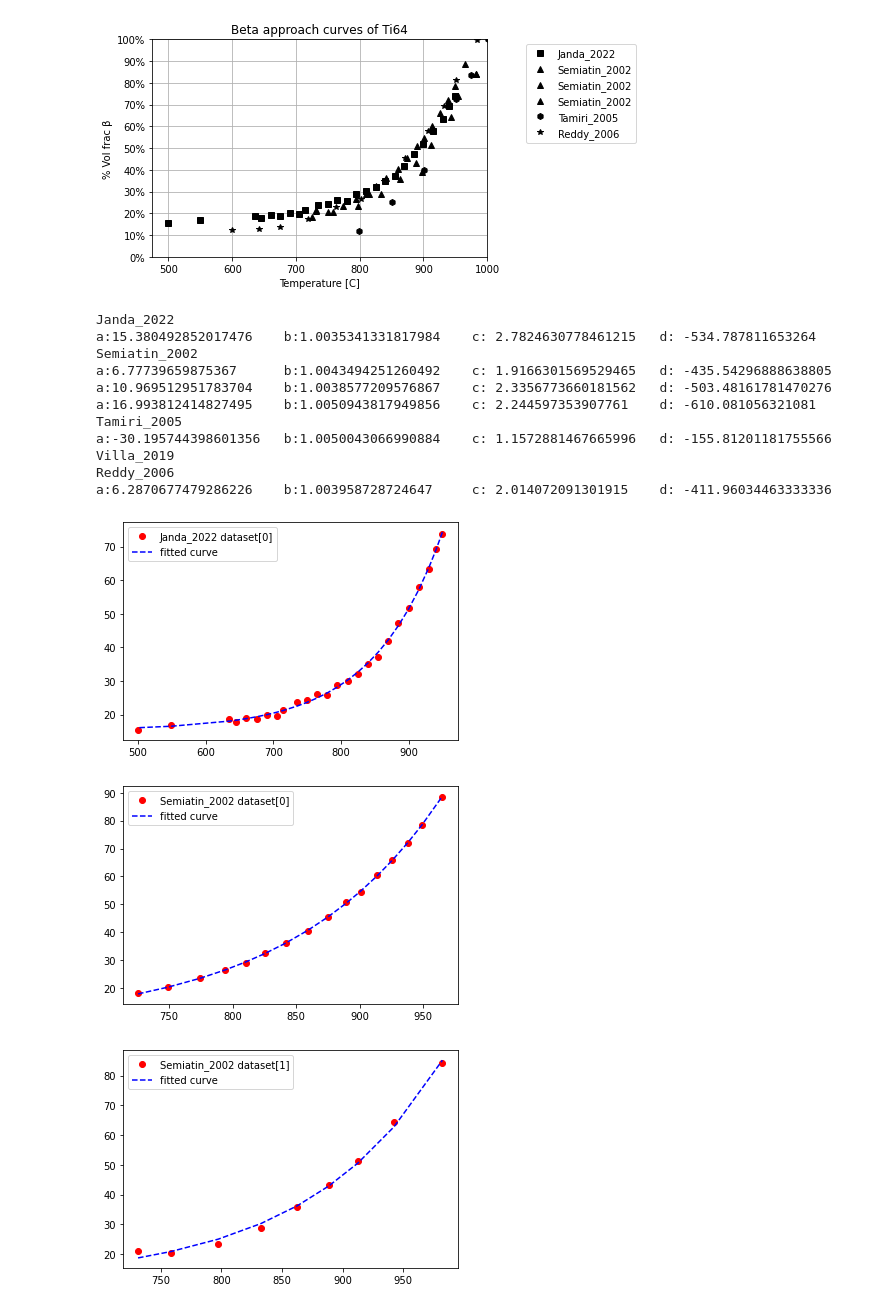
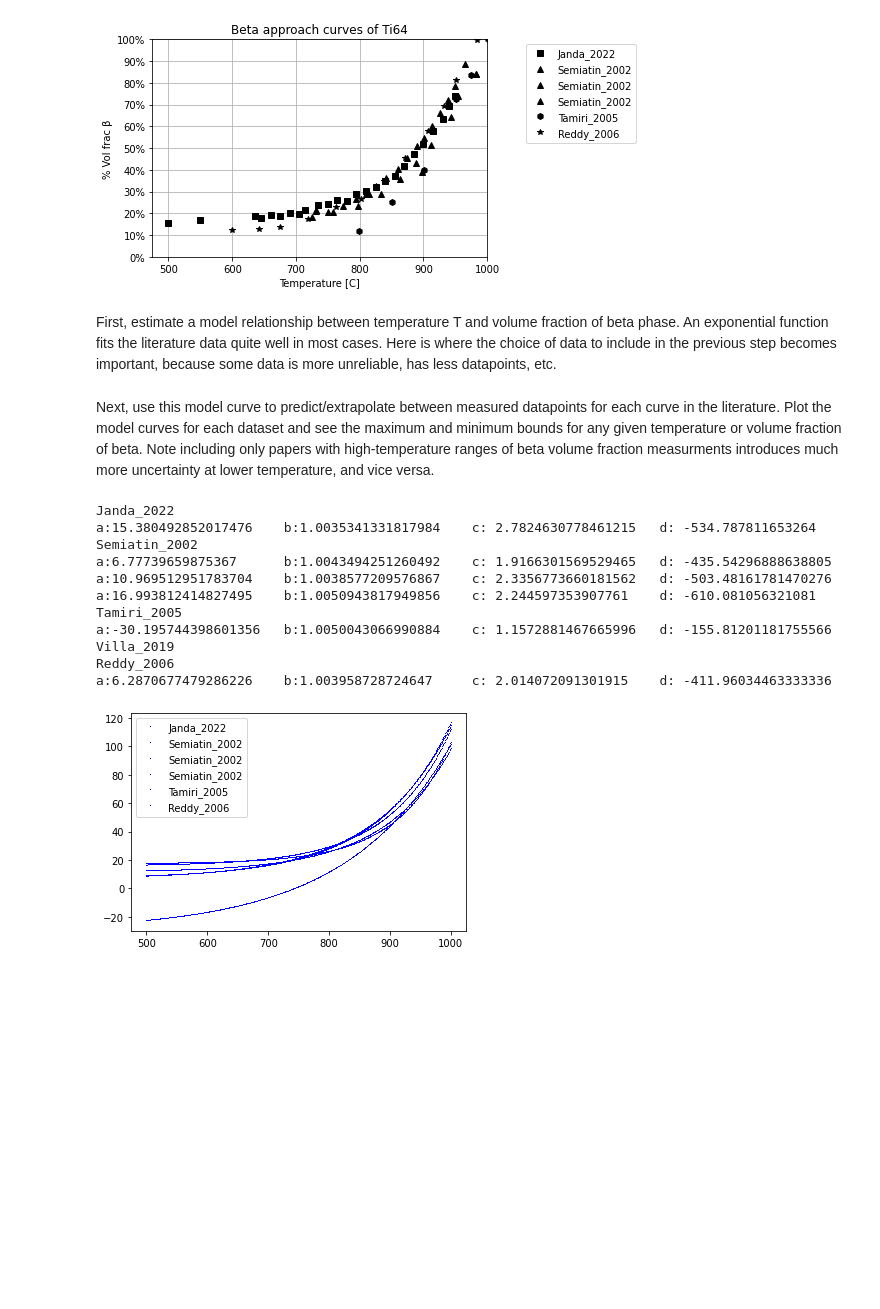
Before and after one commit to RoryAtBar/Ti64-statistical-modelling, a Jupyter notebook: Beta-approach_curve_plotter.ipynb, the cells around one changed output. Drawn from its saved outputs; the diff is of its cells as text; code cells hidden in the pictures; blank space fills up the shorter version.

Commit message:
Plot model beta approach curves together.  - shows maximum and minimum bounds of T and betavolfrac based on literature.

```diff
--- a/Beta-approach_curve_plotter.ipynb
+++ b/Beta-approach_curve_plotter.ipynb
@@ -53,38 +53,55 @@ filtered_data = beta_approach_curve_filter(lit_data, authors_list)
 beta_approach_curve_plotter(filtered_data)
 # %% [output]
 [figure]
+# %% [markdown]
+First, estimate a model relationship between temperature T and volume fraction of beta phase.
+An exponential function fits the literature data quite well in most cases.
+Here is where the choice of data to include in the previous step becomes important, because some data is more unreliable, has less datapoints, etc.
 # %%
 def testfunc(T, a, b, c, d):
     """Model exponential function for beta approach curves"""
     return a + (b)**(c*(T+d))
+# %% [markdown]
+Next, use this model curve to predict/extrapolate between measured datapoints for each curve in the literature.
+Plot the model curves for each dataset and see the maximum and minimum bounds for any given temperature or volume fraction of beta.
+Note including only papers with high-temperature ranges of beta volume fraction measurments introduces much more uncertainty at lower temperature, and vice versa.
 # %%
 
 for paper in filtered_data['Papers']:
     print(paper)
+    filtered_data['Papers'][paper]['Curve_models'] = []
     for curve_num, curve in enumerate(filtered_data['Papers'][paper]['Curves']):
-        T = curve.iloc[:,0]
-        volfracbeta = curve.iloc[:,1]
+        measured_T = curve.iloc[:,0]
+        measured_volfracbeta = curve.iloc[:,1]
 
-        param, param_cov = curve_fit(testfunc, T, volfracbeta)
+        param, param_cov = curve_fit(testfunc, measured_T, measured_volfracbeta)
         print(f"a:{param[0]}\tb:{param[1]}\tc: {param[2]}\td: {param[3]}")
-        fit_volfracbeta = ( param[0] + param[1]**( param[2]*(T+param[3]) ) )
 
-        plt.figure()
-        plt.plot(T, volfracbeta, 'o', color ='red', label =f"{paper} dataset[{curve_num}]")
-        plt.plot(T, fit_volfracbeta, '--', color ='blue', label ="fitted curve")
+        T_linspace = np.linspace(500,1000,500)
+        fit_volfracbeta = param[0] + param[1]**( param[2]*(T_linspace+param[3]) )
+        extrapolated_data = {
+                "T_linspace": T_linspace,
+                "fit_volfracbeta": fit_volfracbeta
+               }
+        filtered_data['Papers'][paper]['Curve_models'].append(pd.DataFrame(extrapolated_data))
+
+        modelT = filtered_data['Papers'][paper]['Curve_models'][curve_num].iloc[:,0]
+        modelbetafrac = filtered_data['Papers'][paper]['Curve_models'][curve_num].iloc[:,1]
+
+#         plt.figure()
+#         plt.plot(measured_T, measured_volfracbeta, 'o', color ='red', label =f"{paper} dataset[{curve_num}]")
+        plt.plot(modelT, modelbetafrac, ',', color ='blue', label =paper)
         plt.legend()
 # %% [output]
 Janda_2022
 a:15.380492852017476    b:1.0035341331817984    c: 2.7824630778461215   d: -534.787811653264
 Semiatin_2002
 a:6.77739659875367      b:1.0043494251260492    c: 1.9166301569529465   d: -435.54296888638805
 a:10.969512951783704    b:1.0038577209576867    c: 2.3356773660181562   d: -503.48161781470276
 a:16.993812414827495    b:1.0050943817949856    c: 2.244597353907761    d: -610.081056321081
 Tamiri_2005
 a:-30.195744398601356   b:1.0050043066990884    c: 1.1572881467665996   d: -155.81201181755566
 Villa_2019
 Reddy_2006
 a:6.2870677479286226    b:1.003958728724647     c: 2.014072091301915    d: -411.96034463333336
-[figure, old version]
+[figure, new version]
-[figure, removed]
-[figure, removed]
```
Also changed, not shown: parts of 3 cells of this notebook.
